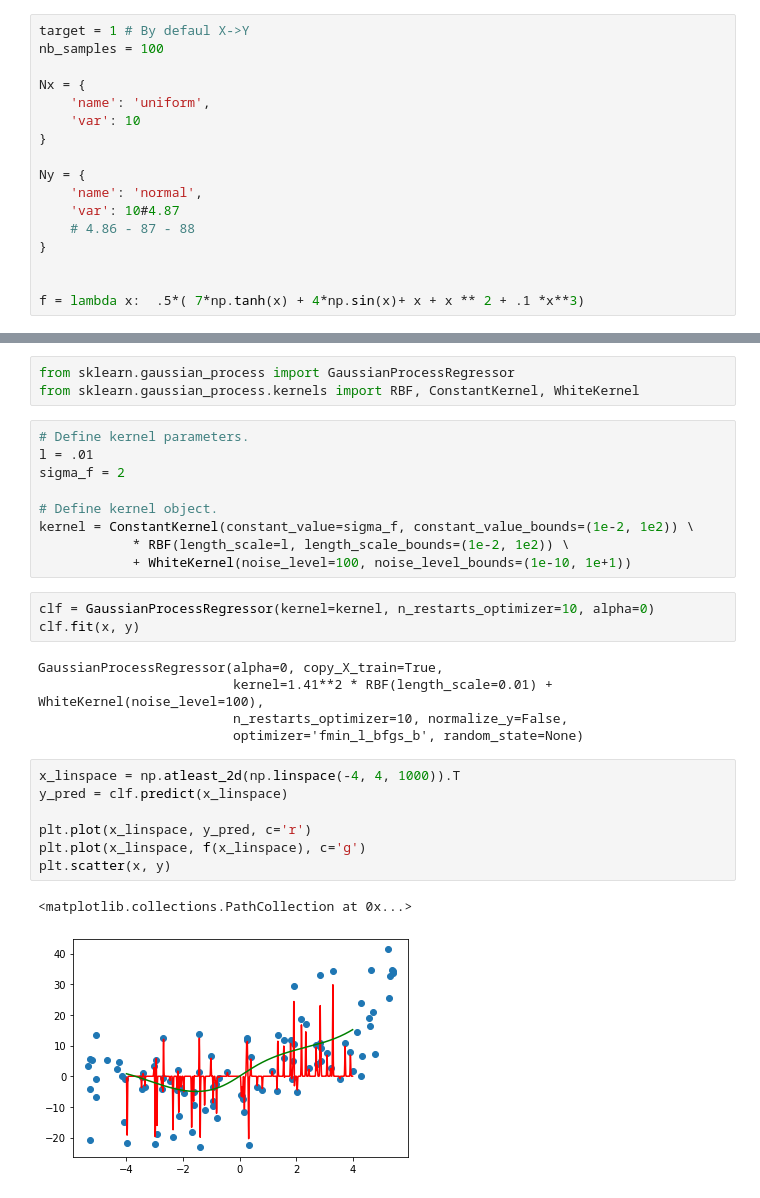
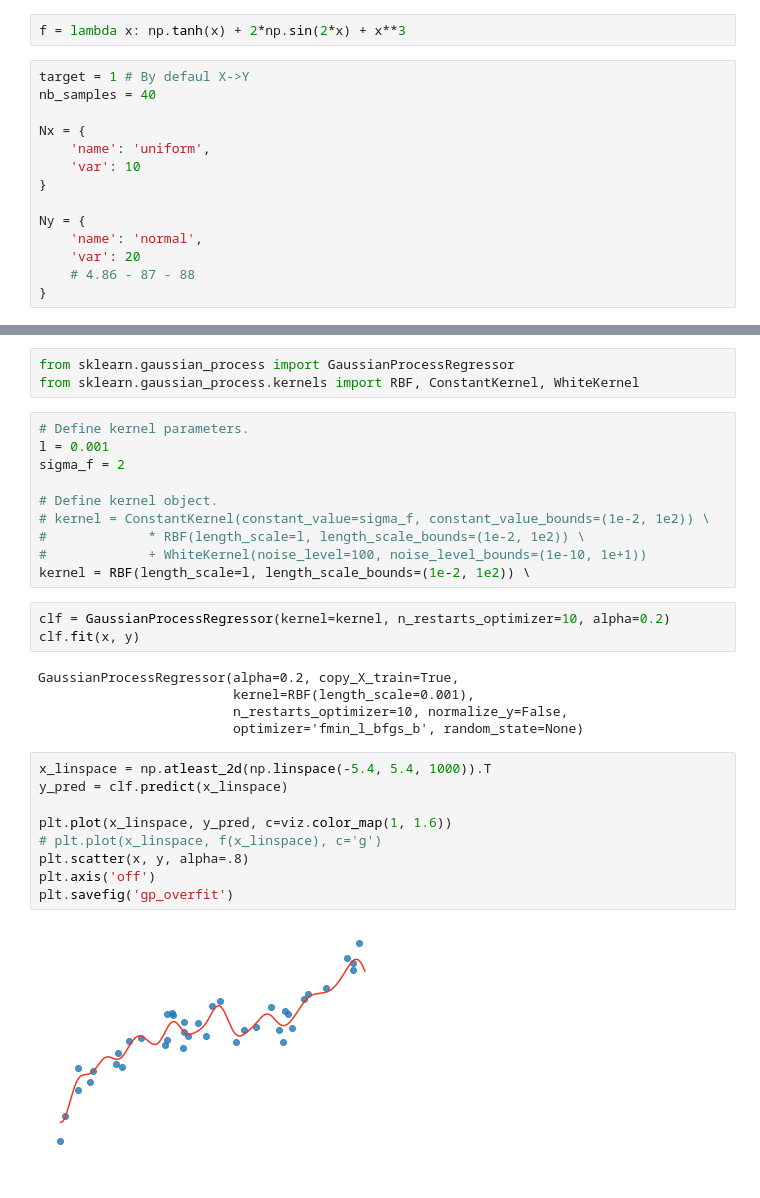
Before and after one commit to Nacho114/bivariate-causal-inference, a Jupyter notebook: examples/GP example.ipynb, the cells around one changed output, grey strips where cells are left out. Saved outputs shown, nothing was run; the diff lists cells and outputs as text.

```diff
--- a/examples/GP example.ipynb
+++ b/examples/GP example.ipynb
@@ -13,9 +13,11 @@ sys.path.append("../twintest")
 
 import causality as intest
 import viz
+# %%
+f = lambda x: np.tanh(x) + 2*np.sin(2*x) + x**3
 # %%
 target = 1 # By defaul X->Y
-nb_samples = 100
+nb_samples = 40
 
 Nx = {
     'name': 'uniform',
@@ -24,12 +26,9 @@ Nx = {
 
 Ny = {
     'name': 'normal',
-    'var': 10#4.87
+    'var': 20
     # 4.86 - 87 - 88
 }
-
-
-f = lambda x:  .5*( 7*np.tanh(x) + 4*np.sin(x)+ x + x ** 2 + .1 *x**3)
 # %%
 binary_am = synth_gen.BinaryAM(Nx, Ny, f, nb_samples)
 x = binary_am.x.reshape(-1, 1)
@@ -43,28 +41,30 @@ from sklearn.gaussian_process import GaussianProcessRegressor
 from sklearn.gaussian_process.kernels import RBF, ConstantKernel, WhiteKernel
 # %%
 # Define kernel parameters.
-l = .01
+l = 0.001
 sigma_f = 2
 
 # Define kernel object.
-kernel = ConstantKernel(constant_value=sigma_f, constant_value_bounds=(1e-2, 1e2)) \
-            * RBF(length_scale=l, length_scale_bounds=(1e-2, 1e2)) \
-            + WhiteKernel(noise_level=100, noise_level_bounds=(1e-10, 1e+1))
+# kernel = ConstantKernel(constant_value=sigma_f, constant_value_bounds=(1e-2, 1e2)) \
+#             * RBF(length_scale=l, length_scale_bounds=(1e-2, 1e2)) \
+#             + WhiteKernel(noise_level=100, noise_level_bounds=(1e-10, 1e+1))
+kernel = RBF(length_scale=l, length_scale_bounds=(1e-2, 1e2)) \
 # %%
-clf = GaussianProcessRegressor(kernel=kernel, n_restarts_optimizer=10, alpha=0)
+clf = GaussianProcessRegressor(kernel=kernel, n_restarts_optimizer=10, alpha=0.2)
 clf.fit(x, y)
 # %% [output]
-GaussianProcessRegressor(alpha=0, copy_X_train=True,
-                         kernel=1.41**2 * RBF(length_scale=0.01) + WhiteKernel(noise_level=100),
+GaussianProcessRegressor(alpha=0.2, copy_X_train=True,
+                         kernel=RBF(length_scale=0.001),
                          n_restarts_optimizer=10, normalize_y=False,
                          optimizer='fmin_l_bfgs_b', random_state=None)
 # %%
-x_linspace = np.atleast_2d(np.linspace(-4, 4, 1000)).T
+x_linspace = np.atleast_2d(np.linspace(-5.4, 5.4, 1000)).T
 y_pred = clf.predict(x_linspace)
 
-plt.plot(x_linspace, y_pred, c='r')
-plt.plot(x_linspace, f(x_linspace), c='g')
-plt.scatter(x, y)
+plt.plot(x_linspace, y_pred, c=viz.color_map(1, 1.6))
+# plt.plot(x_linspace, f(x_linspace), c='g')
+plt.scatter(x, y, alpha=.8)
+plt.axis('off')
+plt.savefig('gp_overfit')
 # %% [output]
-<matplotlib.collections.PathCollection at 0x...>
-[figure, old version]
+[figure, new version]
```
Also changed, not shown: parts of 2 cells of this notebook, 17 other files.
